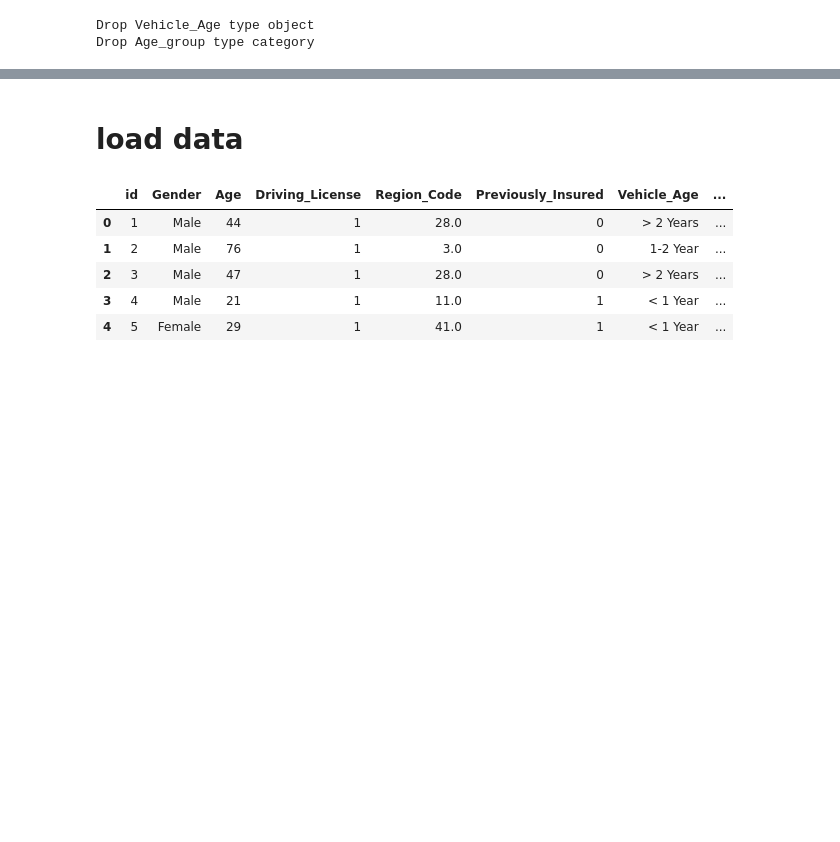
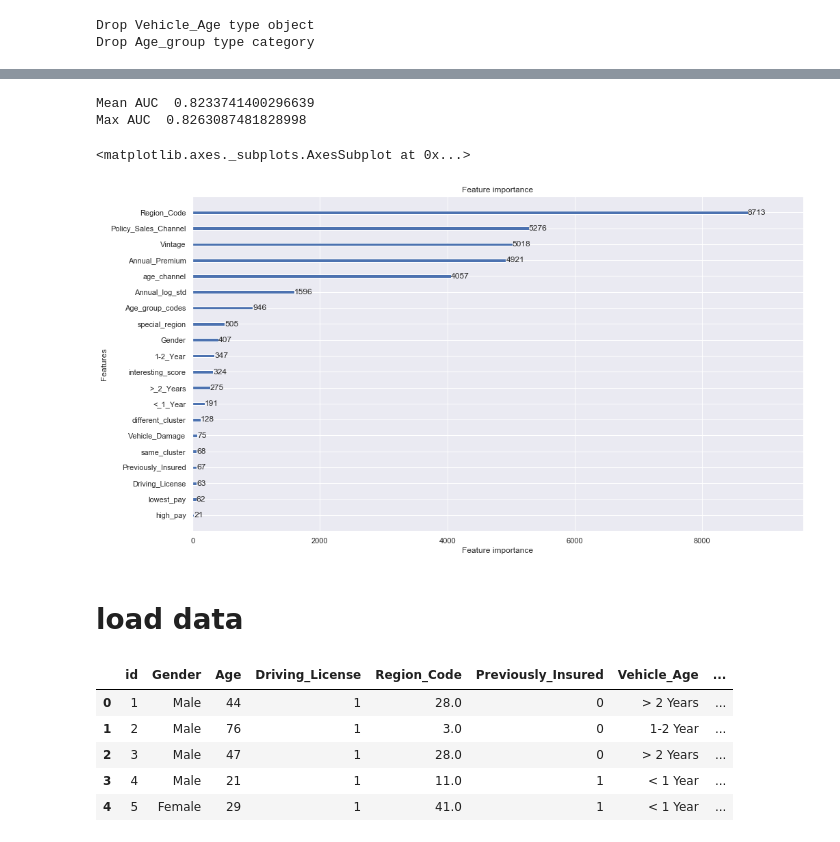
Before and after one commit to jeff20628m/interview_cathaylife, a Jupyter notebook: script/EDA.ipynb, the cells around one changed output, grey strips where cells are left out. Saved outputs shown, nothing was run; the diff lists cells and outputs as text; code cells hidden in the pictures; blank space fills up the shorter version.

```diff
--- a/script/EDA.ipynb
+++ b/script/EDA.ipynb
@@ -58,0 +67,11 @@ TypeError: data type 'cate' not understood
+# %%
+Target= df['Response']
+#df_final_ = train.drop(['id','Annual_Premium','Age_group_codes','Age_group','Age_group_spceial_codes','Age_group_spceial','Response'],axis=1)
+df_final_ = df.drop(['id','Response','Age'],axis=1)
+
+#df_final_ = df_final_.drop(['Annual_log_std','GM_Cluster_a','GM_Cluster_b','age_channel','special_region','interesting_score','Age_group_codes'],axis=1)
+XX_train,XX_test,YY_train,YY_test = train_test_split(df_final_,Target,test_size=0.2,random_state=1102)
+
+from imblearn.over_sampling import SMOTE
+smote = SMOTE()
+SX_train,SY_train=smote.fist_resample(XX_train,YY_train)
@@ -58,0 +84,32 @@ TypeError: data type 'cate' not understood
+# %%
+from sklearn.model_selection import StratifiedKFold
+
+lgb = LGBMClassifier(
+    n_estimators=2000,
+    depth=12,
+    learning_rate=0.05,
+    metric='auc',
+    is_unbalance=True,
+    #reg_lambda=0.36840551125265786,
+    subsample=0.7178004985705472,
+    colsample_bytree=0.7,
+    reg_lambda=2,
+    reg_alpha=2,
+    random_state=42,
+    n_jobs=-1)  # The parameter here are selected by manual tuning
+
+fold = StratifiedKFold(n_splits=5, shuffle=True)
+pred = []
+score = []
+for train_index, test_index in fold.split(SX_train, SY_train):
+    X_train, X_test = SX_train.iloc[train_index], SX_train.iloc[test_index]
+    Y_train, Y_test = SY_train.iloc[train_index], SY_train.iloc[test_index]
+
+    lgb = lgb.fit(X_train,
+                  Y_train,
+                  eval_metric='auc',
+                  eval_set=(XX_test, YY_test),
+                  verbose=500,
+                  early_stopping_rounds=500)
+    pred_proba = lgb.predict_proba(df_test)[:, 1]
+    score.append(roc_auc_score(y_test, pred_proba))
@@ -59,3 +134,14 @@ TypeError: data type 'cate' not understood
+# %%
+print("Mean AUC ",np.array(score).mean())
+print("Max AUC ", np.array(score).max())
+# %% [output]
+Mean AUC  0.8233741400296639
+Max AUC  0.8263087481828998
+# %%
+lightgbm.plot_importance(lgb)
+# %% [output]
+<matplotlib.axes._subplots.AxesSubplot at 0x...>
+[figure, added]
 # %% [markdown]
 # load data
 # %%
```
Also changed, not shown: parts of 12 cells of this notebook.
